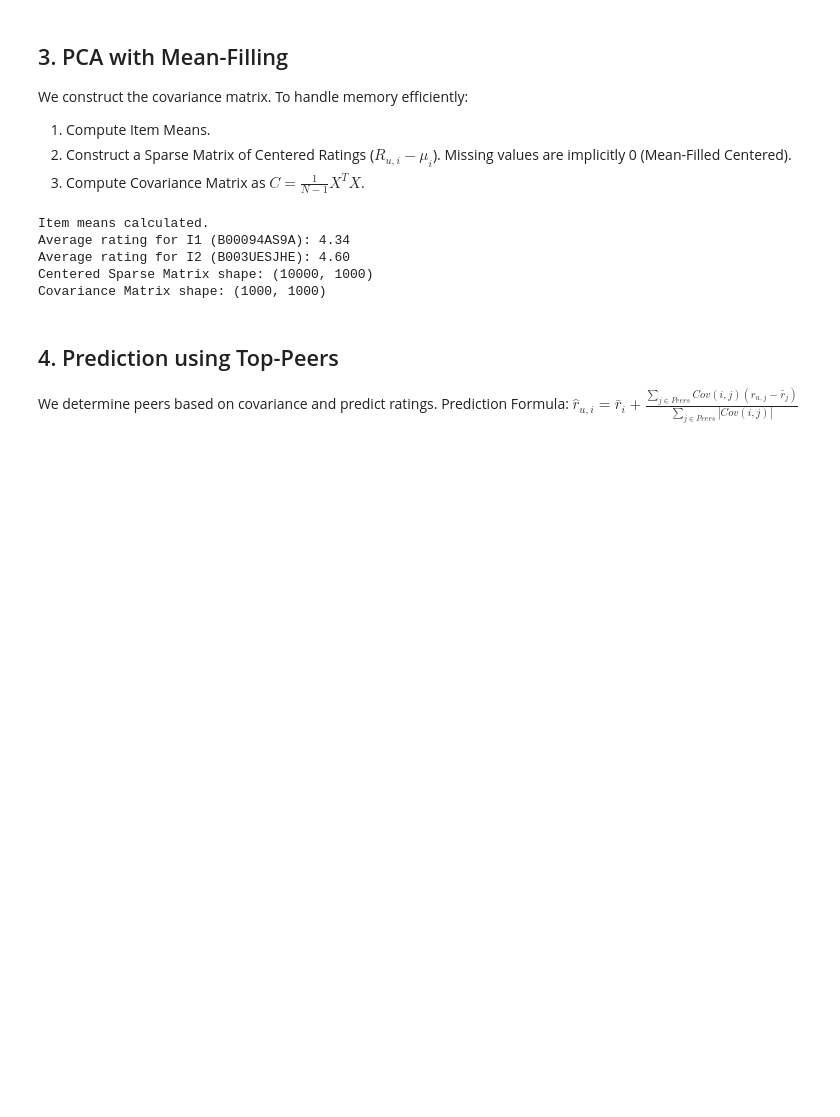
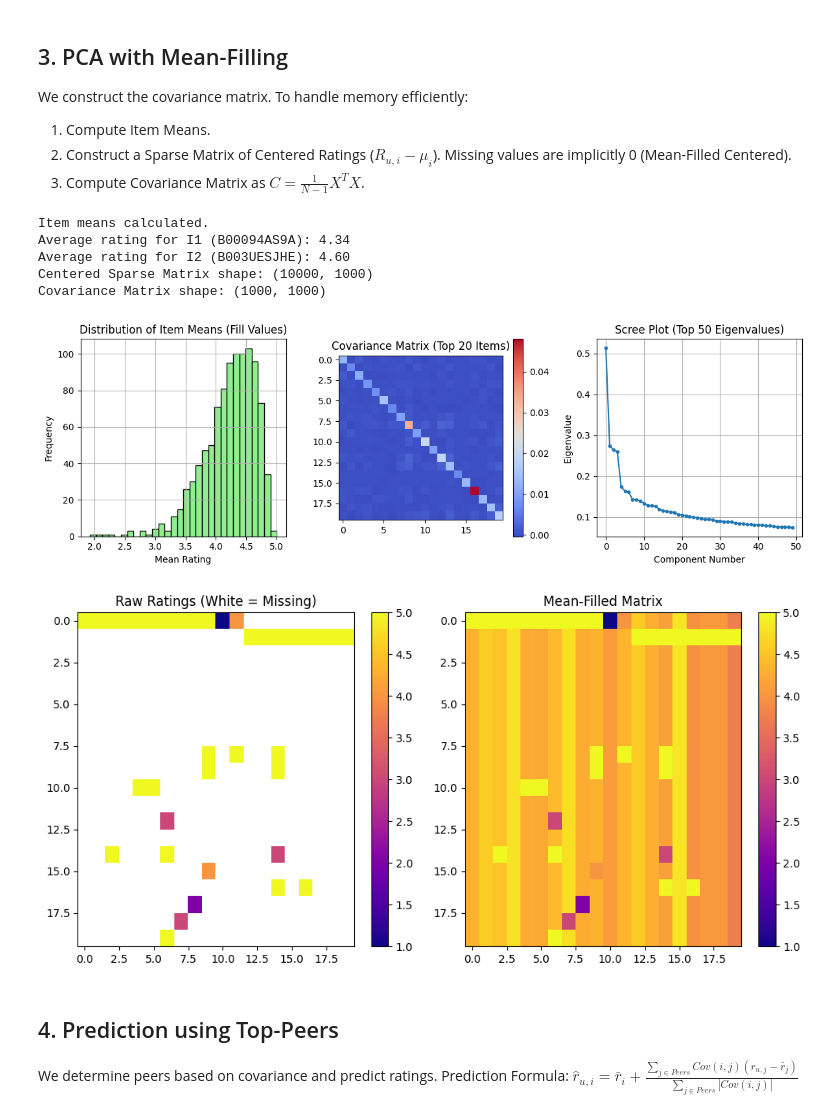
Before and after one commit to OsamaElswesy/IRS-Project-, a Jupyter notebook: AIE425_FinalProject_Group X/AIE425_Intelligent Recommender Systems/SECTION1_DimensionalityReduction/code/pca_mean_filling.ipynb, the cells around one changed output. Drawn from its saved outputs; the diff is of its cells as text; code cells hidden in the pictures; blank space fills up the shorter version.

```diff
--- a/AIE425_FinalProject_Group X/AIE425_Intelligent Recommender Systems/SECTION1_DimensionalityReduction/code/pca_mean_filling.ipynb
+++ b/AIE425_FinalProject_Group X/AIE425_Intelligent Recommender Systems/SECTION1_DimensionalityReduction/code/pca_mean_filling.ipynb
@@ -133,6 +165,77 @@ Average rating for I1 (B00094AS9A): 4.34
 Average rating for I2 (B003UESJHE): 4.60
 Centered Sparse Matrix shape: (10000, 1000)
 Covariance Matrix shape: (1000, 1000)
+# %%
+# Visualization: Mean Filling and Covariance Analysis
+
+# 1. Distribution of Item Means (Fill Values)
+plt.figure(figsize=(12, 4))
+plt.subplot(1, 3, 1)
+item_means.hist(bins=30, color='lightgreen', edgecolor='black')
+plt.title('Distribution of Item Means (Fill Values)')
+plt.xlabel('Mean Rating')
+plt.ylabel('Frequency')
+
+# 2. Covariance Matrix Heatmap (Subset)
+plt.subplot(1, 3, 2)
+subset_k = 20
+plt.imshow(cov_dense[:subset_k, :subset_k], cmap='coolwarm', interpolation='nearest')
+plt.title(f'Covariance Matrix (Top {subset_k} Items)')
+plt.colorbar()
+
+# 3. Scree Plot (Eigenvalues of Covariance)
+# We compute eigenvalues to show explained variance structure
+plt.subplot(1, 3, 3)
+eigenvalues = np.linalg.eigvalsh(cov_dense)
+# Sort descending
+eigenvalues = eigenvalues[::-1]
+plt.plot(eigenvalues[:50], marker='o', markersize=3)
+plt.title('Scree Plot (Top 50 Eigenvalues)')
+plt.xlabel('Component Number')
+plt.ylabel('Eigenvalue')
+plt.grid(True)
+
+plt.tight_layout()
+plt.savefig('../plots/pca_analysis_combined.png')
+plt.show()
+
+# 4. Visualizing Matrix Filling: Raw vs Filled (Subset)
+# We reconstruct a small dense chunk to show what filling looks like
+subset_users = df['user_id'].unique()[:20]
+subset_items = df['item_id'].unique()[:20]
+
+# Pivot raw data (with NaNs)
+demo_df = df[df['user_id'].isin(subset_users) & df['item_id'].isin(subset_items)]
+matrix_raw = demo_df.pivot(index='user_id', columns='item_id', values='rating')
+# Reindex to ensure strict 20x20 grid even if missing
+matrix_raw = matrix_raw.reindex(index=subset_users, columns=subset_items)
+
+# Comparison Plot
+plt.figure(figsize=(10, 5))
+
+# Plot Raw (NaNs are white/transparent)
+plt.subplot(1, 2, 1)
+plt.imshow(matrix_raw, cmap='plasma', interpolation='nearest', aspect='auto')
+plt.title('Raw Ratings (White = Missing)')
+plt.colorbar()
+
+# Plot Filled
+# Fill NaNs with item means
+matrix_filled = matrix_raw.copy()
+for col in matrix_filled.columns:
+    matrix_filled[col] = matrix_filled[col].fillna(item_means[col])
+
+plt.subplot(1, 2, 2)
+plt.imshow(matrix_filled, cmap='plasma', interpolation='nearest', aspect='auto')
+plt.title('Mean-Filled Matrix')
+plt.colorbar()
+
+plt.tight_layout()
+plt.savefig('../plots/filling_comparison.png')
+plt.show()
+# %% [output]
+[figure, added]
+[figure, added]
 # %% [markdown]
 ## 4. Prediction using Top-Peers
 We determine peers based on covariance and predict ratings.
```
Also changed, not shown: parts of 3 cells of this notebook, 5 other files.
